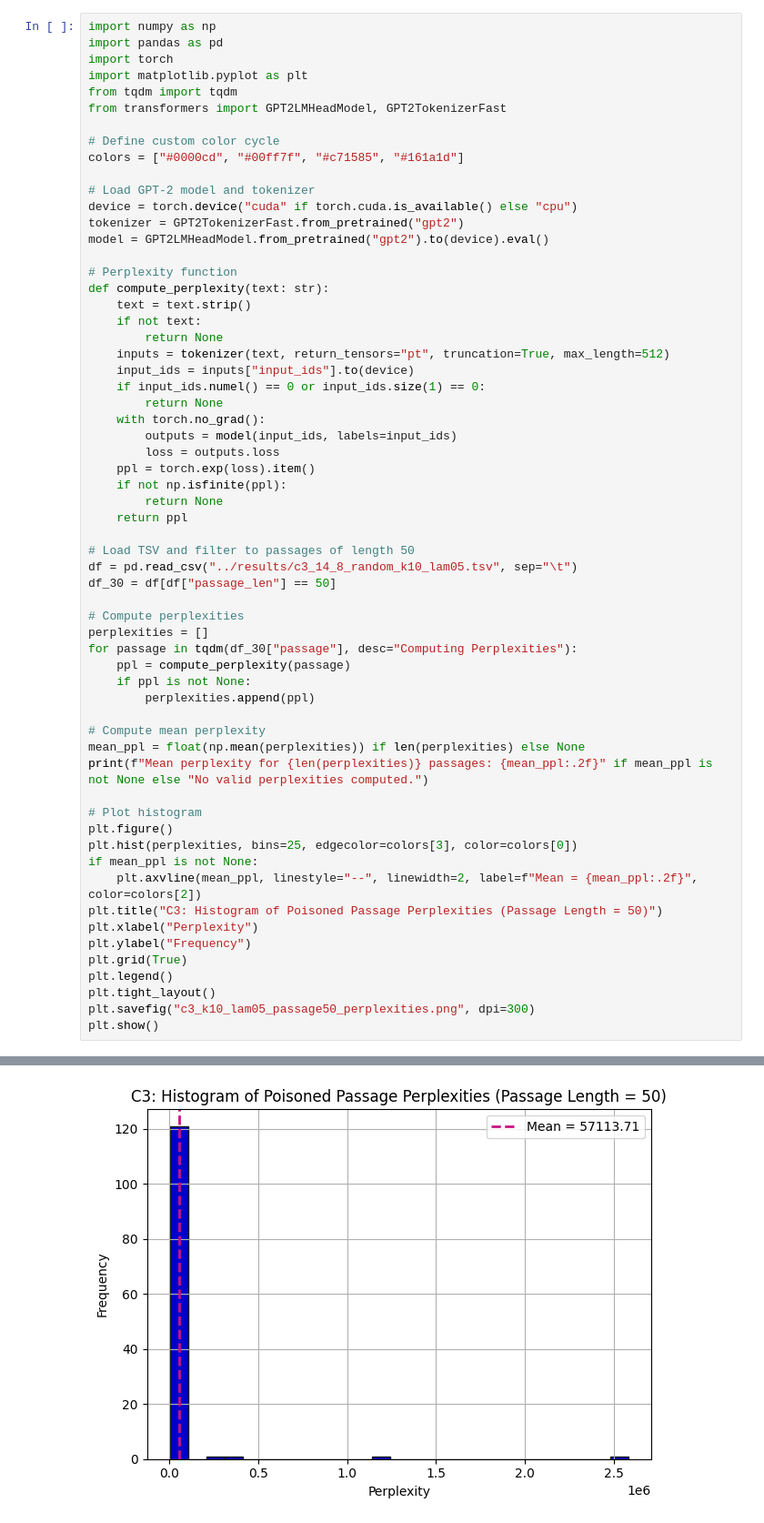
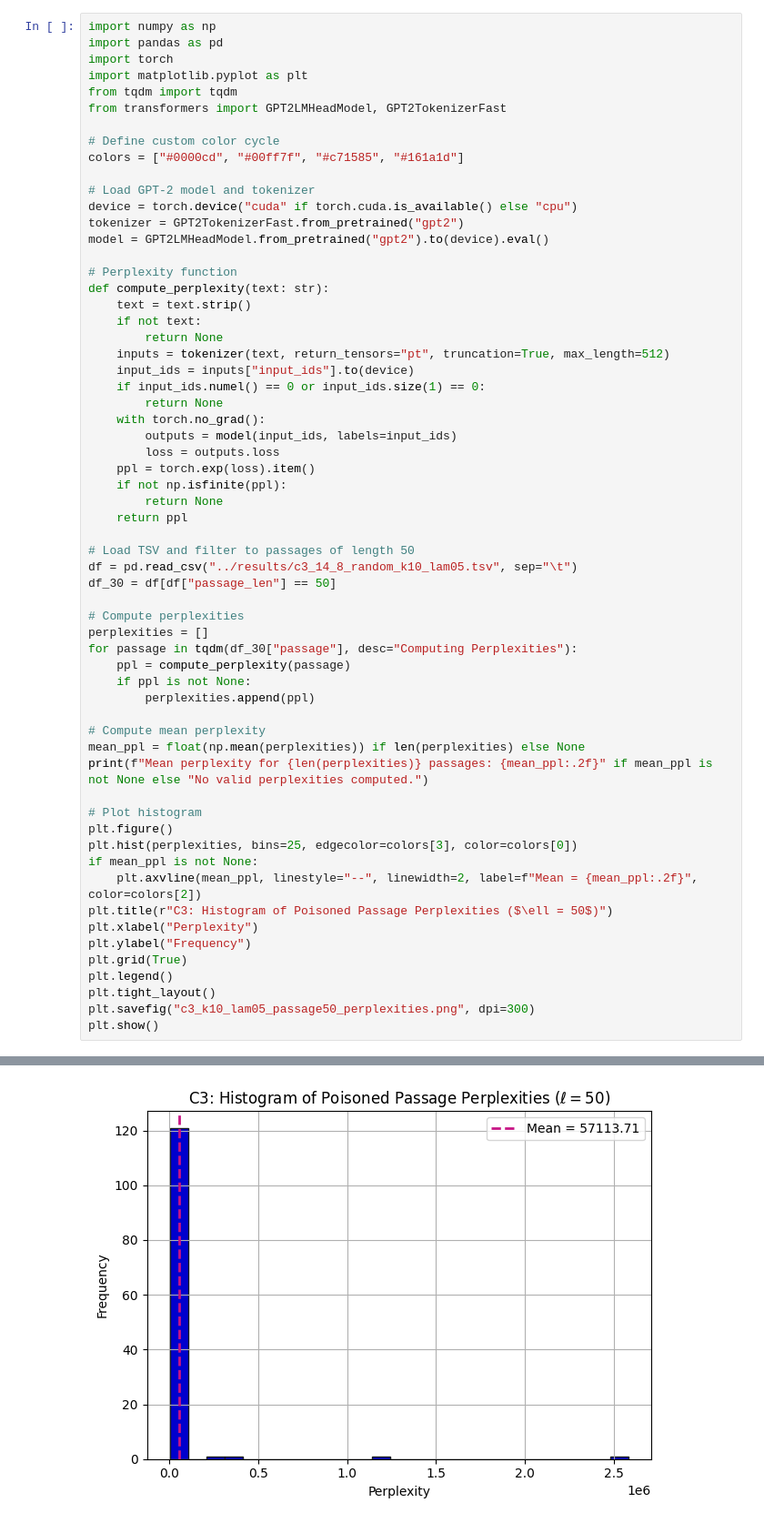
Before and after one commit to loggedin/llm-research, a Jupyter notebook: analysis/c3_analysis.ipynb, the cells around one changed output, grey strips where cells are left out. Shown: that part at 91% size. Drawn from its saved outputs; the diff is of its cells as text.

```diff
--- a/analysis/c3_analysis.ipynb
+++ b/analysis/c3_analysis.ipynb
@@ -735,32 +809,32 @@ def compute_perplexity(text: str):
 
 # Load TSV and filter to passages of length 50
 df = pd.read_csv("../results/c3_14_8_random_k10_lam05.tsv", sep="\t")
 df_30 = df[df["passage_len"] == 50]
 
 # Compute perplexities
 perplexities = []
 for passage in tqdm(df_30["passage"], desc="Computing Perplexities"):
     ppl = compute_perplexity(passage)
     if ppl is not None:
         perplexities.append(ppl)
 
 # Compute mean perplexity
 mean_ppl = float(np.mean(perplexities)) if len(perplexities) else None
 print(f"Mean perplexity for {len(perplexities)} passages: {mean_ppl:.2f}" if mean_ppl is not None else "No valid perplexities computed.")
 
 # Plot histogram
 plt.figure()
 plt.hist(perplexities, bins=25, edgecolor=colors[3], color=colors[0])
 if mean_ppl is not None:
     plt.axvline(mean_ppl, linestyle="--", linewidth=2, label=f"Mean = {mean_ppl:.2f}", color=colors[2])
-plt.title("C3: Histogram of Poisoned Passage Perplexities (Passage Length = 50)")
+plt.title(r"C3: Histogram of Poisoned Passage Perplexities ($\ell = 50$)")
 plt.xlabel("Perplexity")
 plt.ylabel("Frequency")
 plt.grid(True)
 plt.legend()
 plt.tight_layout()
 plt.savefig("c3_k10_lam05_passage50_perplexities.png", dpi=300)
 plt.show()
 # %% [output]
 Mean perplexity for 125 passages: 57113.71
-[figure, old version]
+[figure, new version]
```
Also changed, not shown: parts of 5 cells of this notebook.
